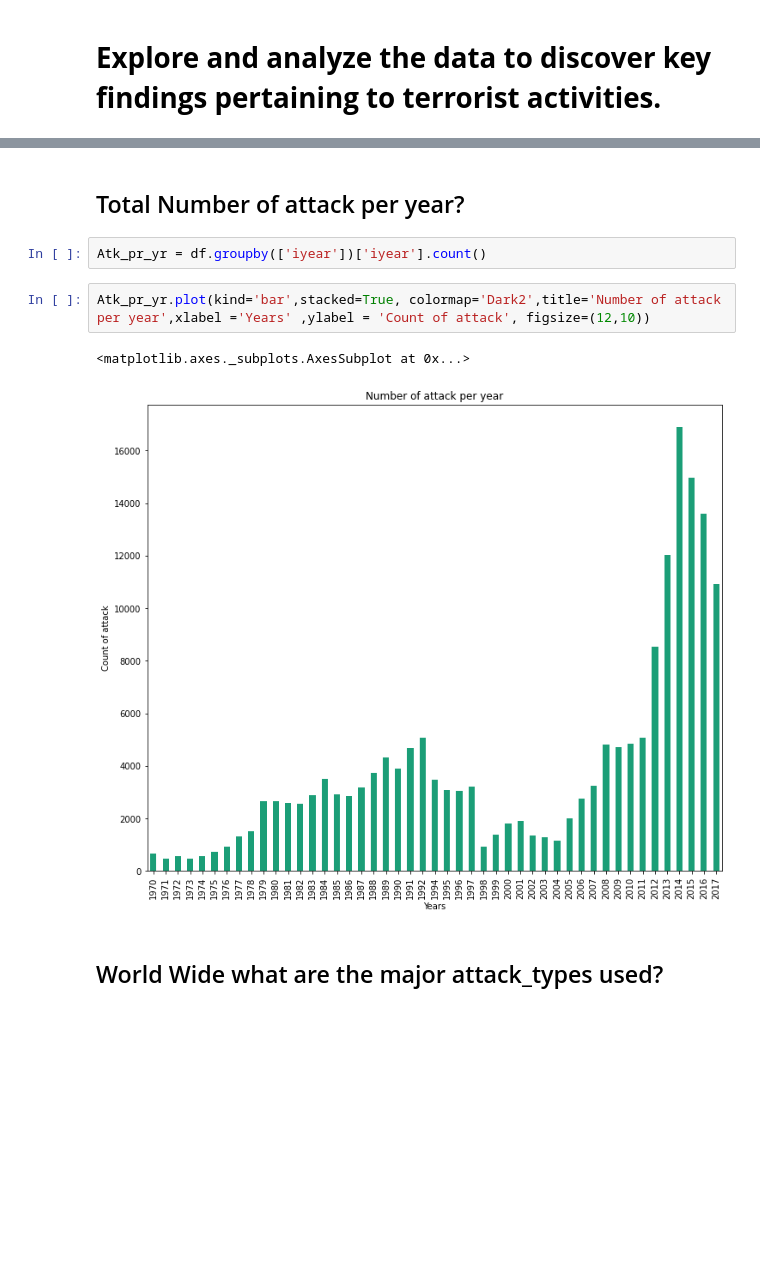
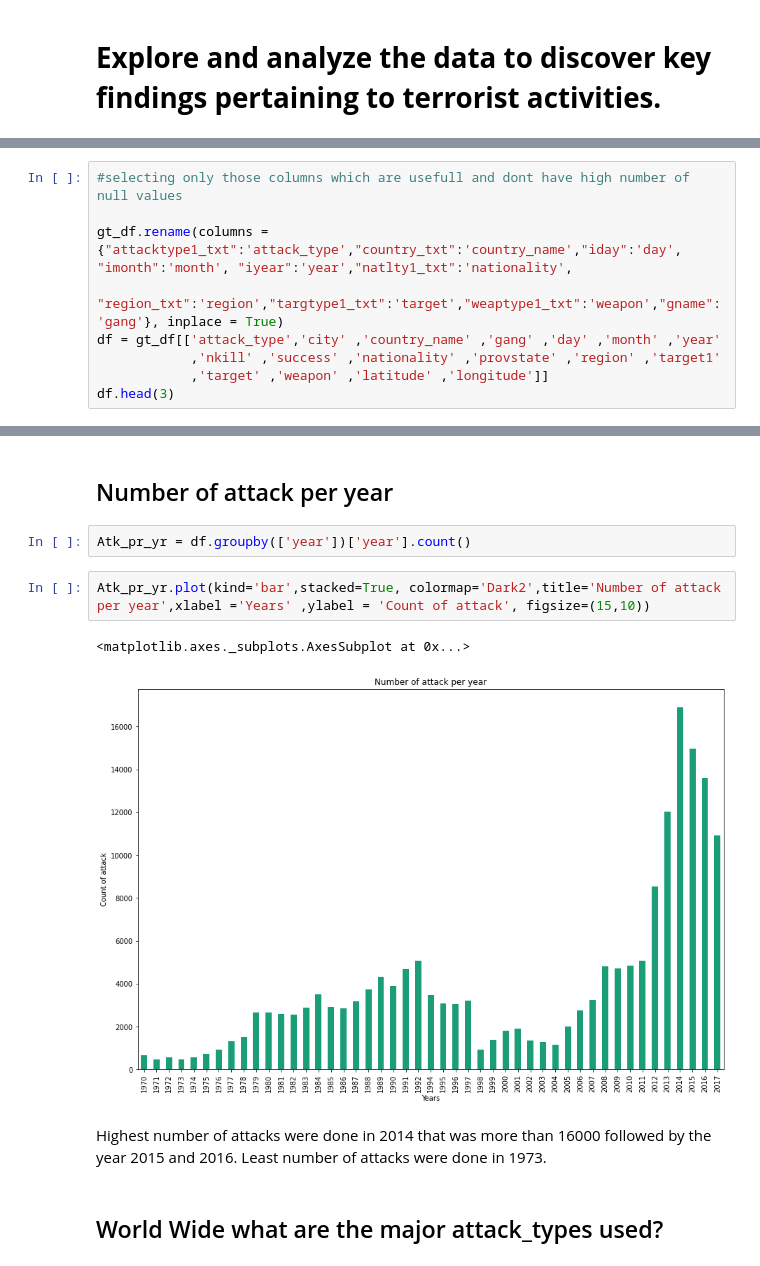
Before and after one commit to ashutosh-sharma-xi/Global-Terrorism-Analysis, a Jupyter notebook: Global_Terrorism_Analysis_Capstone_Project.ipynb, the cells around one changed output, grey strips where cells are left out. Saved outputs shown, nothing was run; the diff lists cells and outputs as text; blank space fills up the shorter version.

```diff
--- a/Global_Terrorism_Analysis_Capstone_Project.ipynb
+++ b/Global_Terrorism_Analysis_Capstone_Project.ipynb
@@ -94,0 +108,9 @@ df.head(3)
+# %%
+#selecting only those columns which are usefull and dont have high number of null values
+
+gt_df.rename(columns = {"attacktype1_txt":'attack_type',"country_txt":'country_name',"iday":'day', "imonth":'month', "iyear":'year',"natlty1_txt":'nationality',
+              "region_txt":'region',"targtype1_txt":'target',"weaptype1_txt":'weapon',"gname":'gang'}, inplace = True)
+df = gt_df[['attack_type','city' ,'country_name' ,'gang' ,'day' ,'month' ,'year'
+            ,'nkill' ,'success' ,'nationality' ,'provstate' ,'region' ,'target1'
+            ,'target' ,'weapon' ,'latitude' ,'longitude']]
+df.head(3)
@@ -95,12 +139,14 @@ df.head(3)
 # %% [markdown]
-## Total Number of attack per year?
+## Number of attack per year
 # %%
-Atk_pr_yr = df.groupby(['iyear'])['iyear'].count()
+Atk_pr_yr = df.groupby(['year'])['year'].count()
 # %%
-Atk_pr_yr.plot(kind='bar',stacked=True, colormap='Dark2',title='Number of attack per year',xlabel ='Years' ,ylabel = 'Count of attack', figsize=(12,10))
+Atk_pr_yr.plot(kind='bar',stacked=True, colormap='Dark2',title='Number of attack per year',xlabel ='Years' ,ylabel = 'Count of attack', figsize=(15,10))
 # %% [output]
 <matplotlib.axes._subplots.AxesSubplot at 0x...>
-[figure, old version]
+[figure, new version]
+# %% [markdown]
+Highest number of attacks were done in 2014 that was more than 16000 followed by the year 2015 and 2016. Least number of attacks were done in 1973.
 # %% [markdown]
 ## World Wide what are the major attack_types used?
 # %%
```
Also changed, not shown: parts of 44 cells of this notebook.
